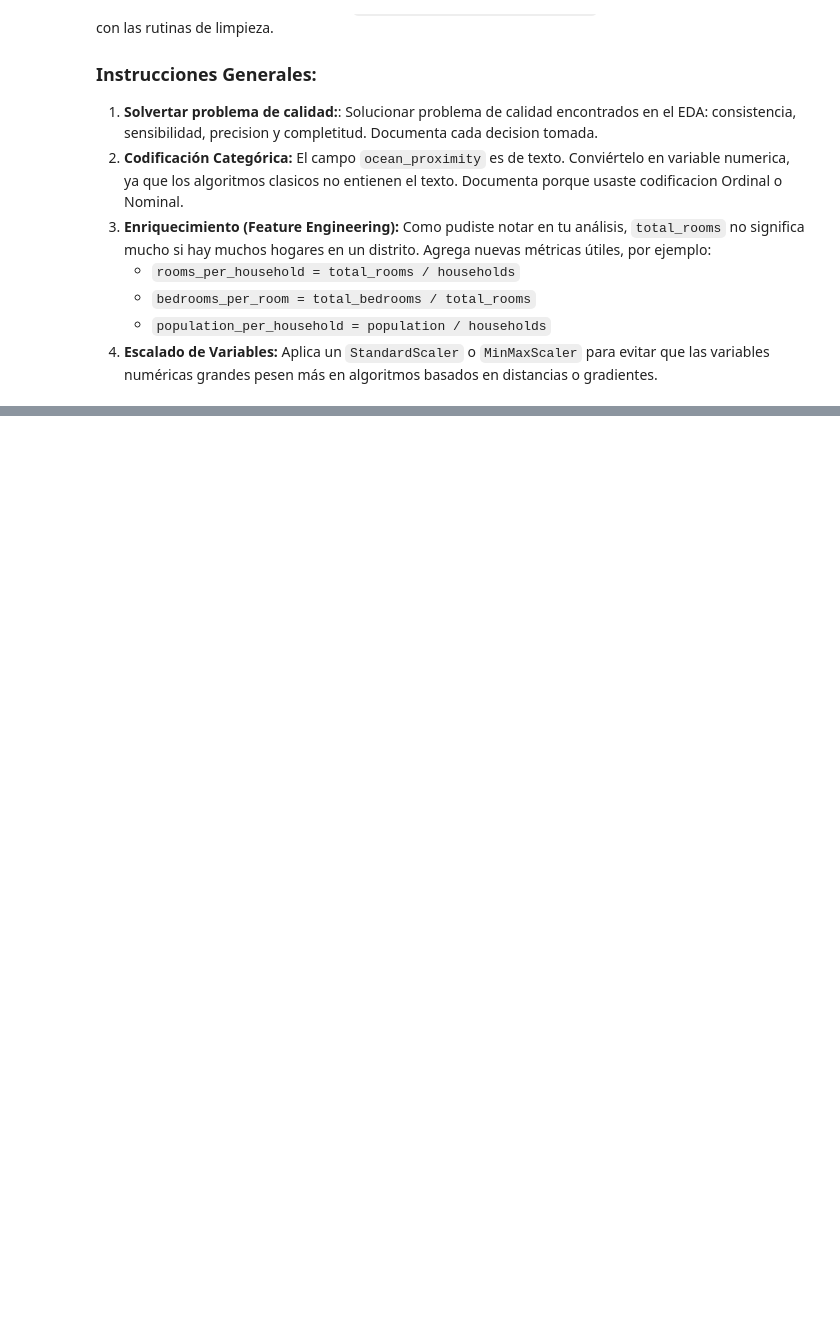
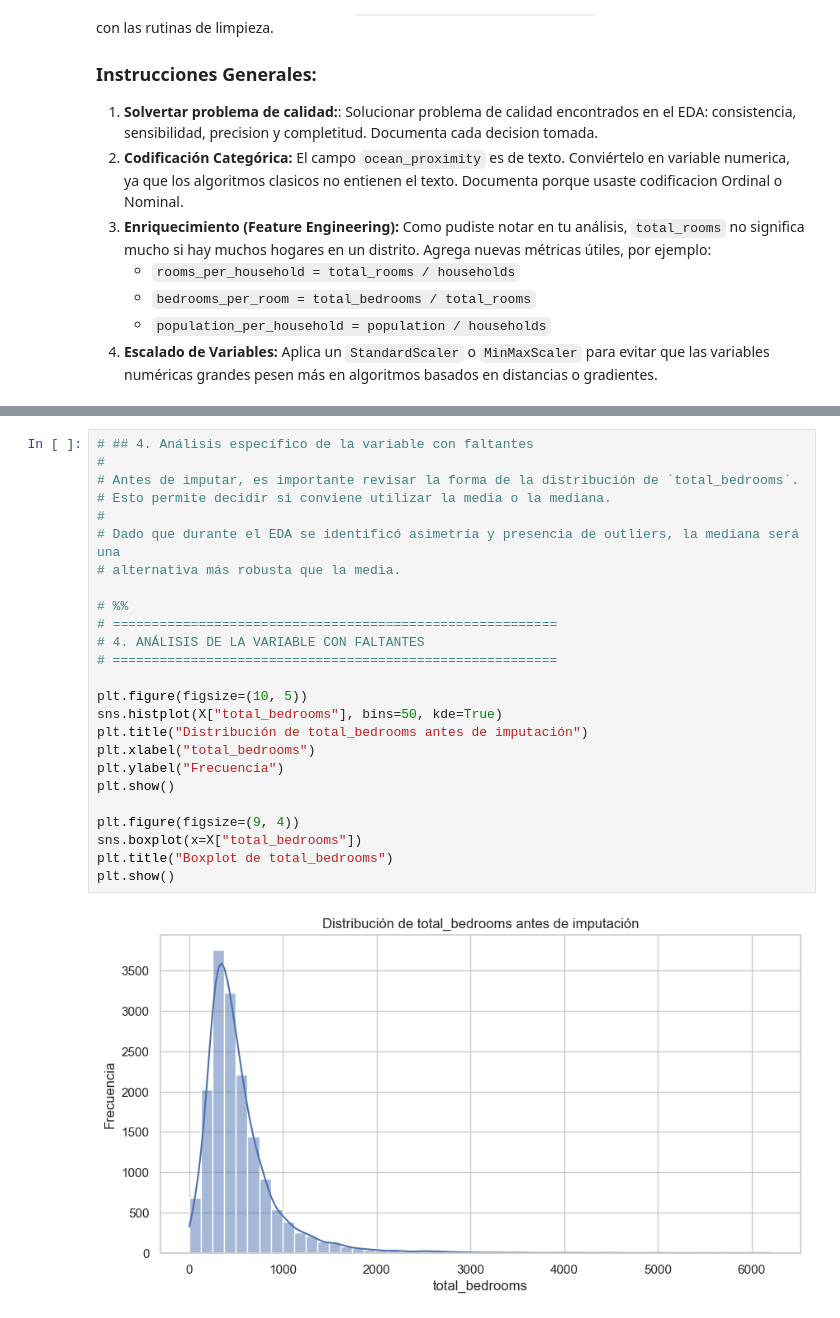
Before and after one commit to RaquelPacheco25/ds-ml-project-template-master, a Jupyter notebook: notebooks/02_limpieza_enriquecimiento.ipynb, the cells around one changed output, grey strips where cells are left out. Saved outputs shown, nothing was run; the diff lists cells and outputs as text; blank space fills up the shorter version.

```diff
--- a/notebooks/02_limpieza_enriquecimiento.ipynb
+++ b/notebooks/02_limpieza_enriquecimiento.ipynb
@@ -40,0 +151,27 @@ print("Shape de y:", y.shape)
+# %%
+# ## 4. Análisis específico de la variable con faltantes
+#
+# Antes de imputar, es importante revisar la forma de la distribución de `total_bedrooms`.
+# Esto permite decidir si conviene utilizar la media o la mediana.
+#
+# Dado que durante el EDA se identificó asimetría y presencia de outliers, la mediana será una
+# alternativa más robusta que la media.
+
+# %%
+# =========================================================
+# 4. ANÁLISIS DE LA VARIABLE CON FALTANTES
+# =========================================================
+
+plt.figure(figsize=(10, 5))
+sns.histplot(X["total_bedrooms"], bins=50, kde=True)
+plt.title("Distribución de total_bedrooms antes de imputación")
+plt.xlabel("total_bedrooms")
+plt.ylabel("Frecuencia")
+plt.show()
+
+plt.figure(figsize=(9, 4))
+sns.boxplot(x=X["total_bedrooms"])
+plt.title("Boxplot de total_bedrooms")
+plt.show()
+# %% [output]
+[figure, added]
```
Also changed, not shown: parts of 18 cells of this notebook, 1 other file.
